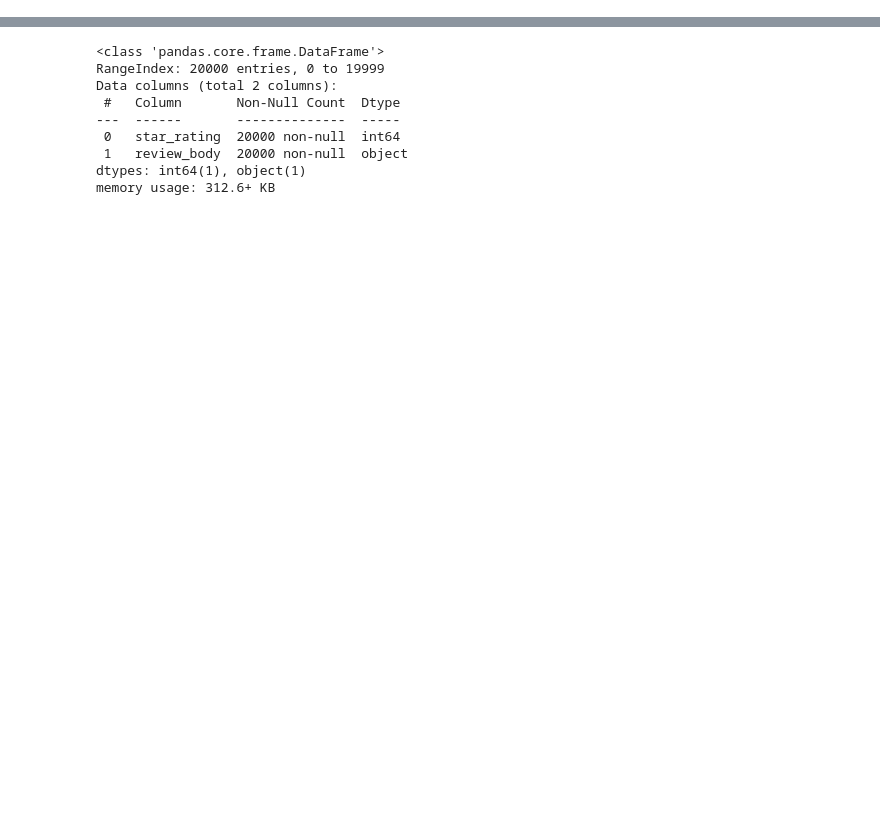
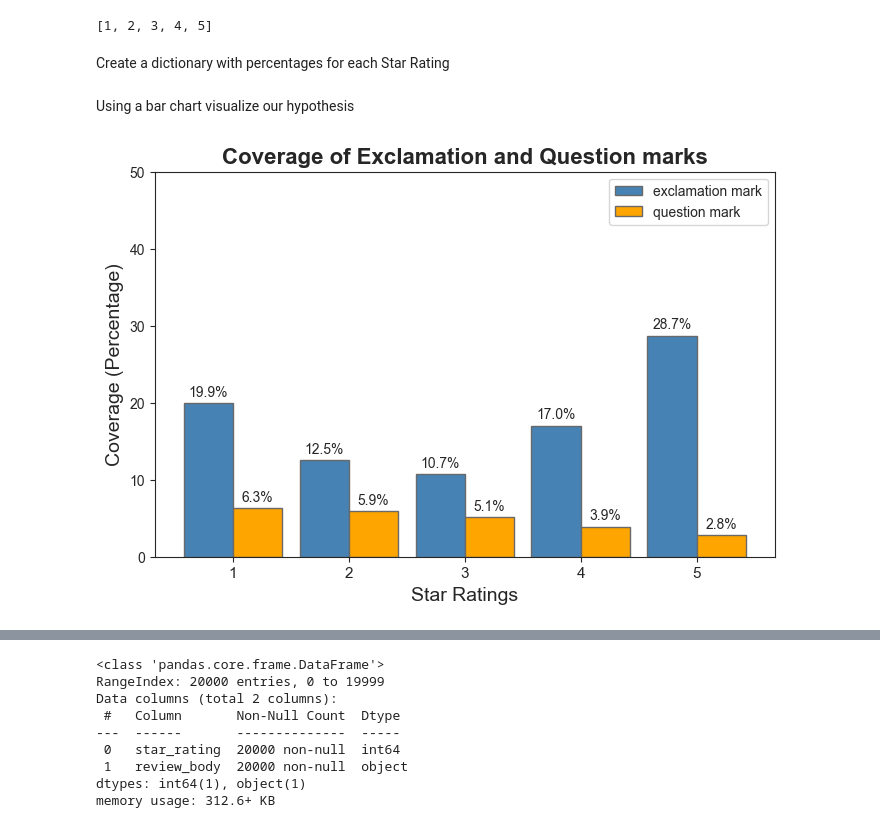
Before and after one commit to wiredmerlin/predicting_star_ratings, a Jupyter notebook: project02.ipynb, the cells around one changed output, grey strips where cells are left out. Drawn from its saved outputs; the diff is of its cells as text; code cells hidden in the pictures; blank space fills up the shorter version.

```diff
--- a/project02.ipynb
+++ b/project02.ipynb
@@ -6,0 +528,2 @@ import seaborn as sns
+# %%
+df_reviews_word_count['num_exclamations'] = df_reviews_word_count['review_body'].apply(lambda x: x.count('!'))
@@ -6,0 +560,2 @@ import seaborn as sns
+# %%
+df_reviews_word_count['num_questions'] = df_reviews_word_count['review_body'].apply(lambda x: x.count('?'))
@@ -6,0 +584,8 @@ import seaborn as sns
+# %%
+star_ratings = sorted(list(df_reviews_word_count['star_rating'].unique()))
+# %%
+star_ratings
+# %% [output]
+[1, 2, 3, 4, 5]
+# %% [markdown]
+Create a dictionary with percentages for each Star Rating
@@ -6,0 +615,27 @@ import seaborn as sns
+# %% [markdown]
+Using a bar chart visualize our hypothesis
+# %%
+df_star_rating_percents = pd.DataFrame(d_star_rating_percentages)
+# %%
+%matplotlib inline
+plt.rcParams["figure.figsize"] = (8,5)
+sns.set_style("ticks")
+
+x_val = 'star_ratings'
+y_list = ['exclamation mark', 'question mark']
+ax = df_star_rating_percents.plot(x=x_val, y=y_list,
+                      kind='bar', stacked=False, color=['steelblue','orange'],
+                      width=0.85, edgecolor='dimgray')
+
+plt.ylim(0,50)
+plt.xticks(rotation=0, fontsize=11)
+plt.xlabel('Star Ratings', fontsize=14)
+plt.ylabel('Coverage (Percentage)', fontsize=14)
+plt.title("Coverage of Exclamation and Question marks", fontsize=16, fontweight='bold')
+
+for container in ax.containers:
+    ax.bar_label(container, padding=3, fmt='{:.1f}%')
+
+plt.show()
+# %% [output]
+[figure, added]
```
Also changed, not shown: parts of 325 cells of this notebook.
